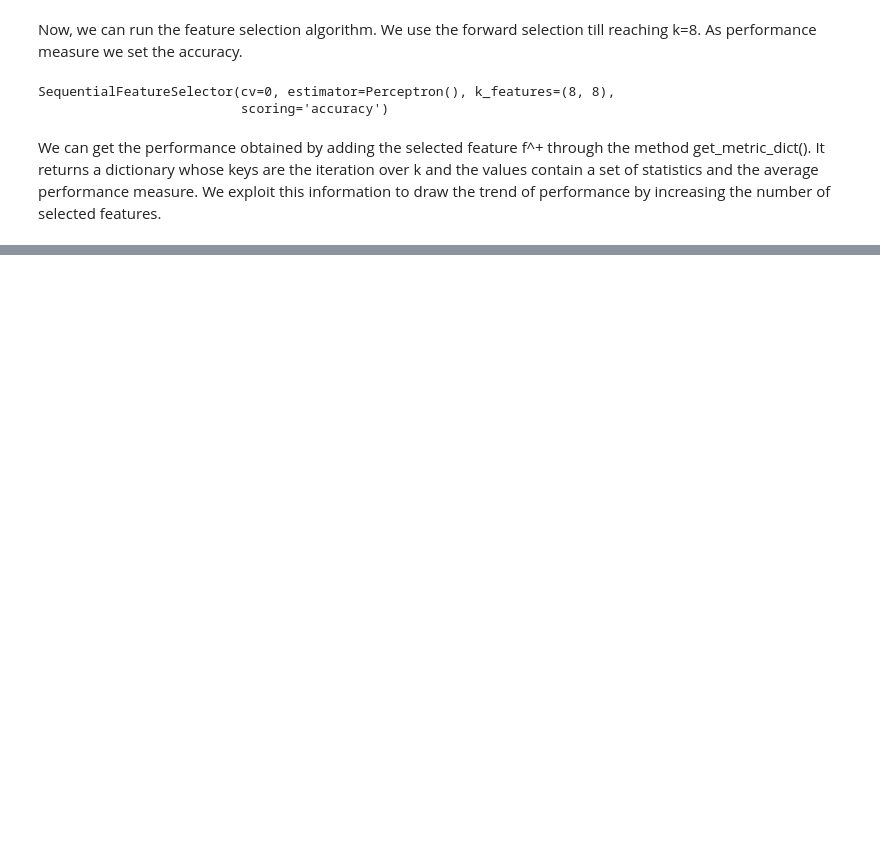
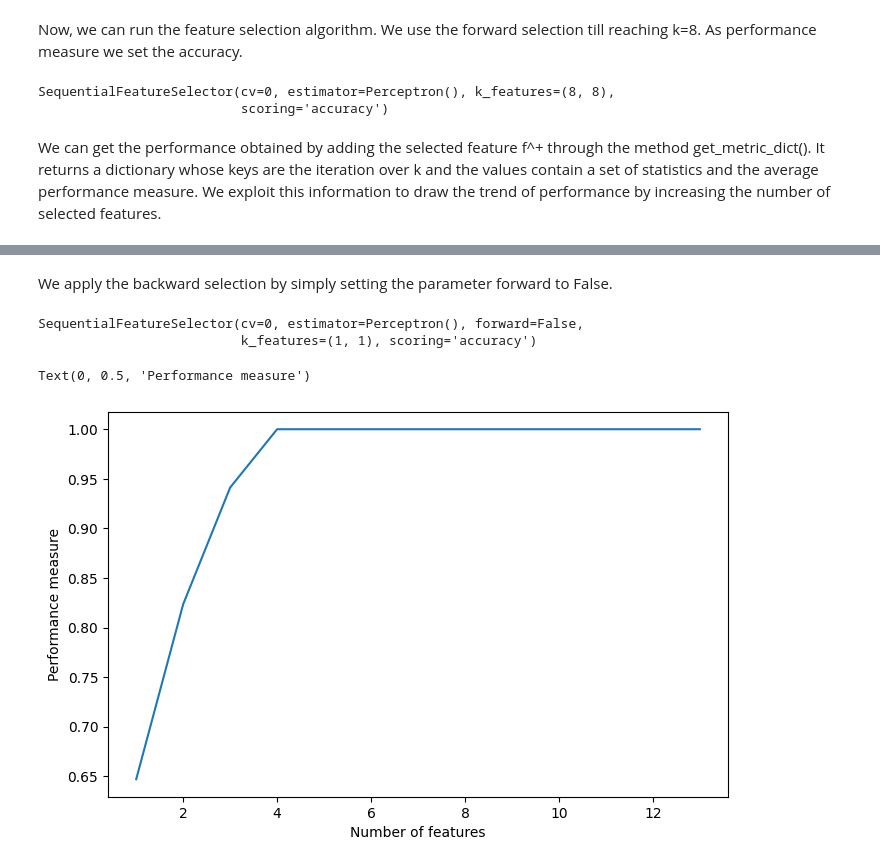
Before and after one commit to SandytheTraveller/ML-course-Labs, a Jupyter notebook: lecture_6.ipynb, the cells around one changed output, grey strips where cells are left out. Cells and saved outputs as stored; diff of their text form; code cells hidden in the pictures; blank space fills up the shorter version.

```diff
--- a/lecture_6.ipynb
+++ b/lecture_6.ipynb
@@ -168,0 +169,22 @@ Text(0, 0.5, 'Performance measure')
+# %% [markdown]
+We apply the backward selection by simply setting the parameter forward to False.
+# %%
+sfs2 = SFS(Perceptron(),
+           k_features=1,
+           forward=False,
+           scoring='accuracy',
+           cv=0)
+sfs2.fit(X_train_std, y_train)
+# %% [output]
+SequentialFeatureSelector(cv=0, estimator=Perceptron(), forward=False,
+                          k_features=(1, 1), scoring='accuracy')
+# %%
+scores = sfs2.get_metric_dict()
+fig = plt.figure(figsize=(8, 5))
+ax = fig.add_subplot()
+ax.plot(list(scores.keys()), [v['avg_score'] for v in scores.values()])
+ax.set_xlabel('Number of features')
+ax.set_ylabel('Performance measure')
+# %% [output]
+Text(0, 0.5, 'Performance measure')
+[figure, added]
```
Also changed, not shown: parts of 52 cells of this notebook.
